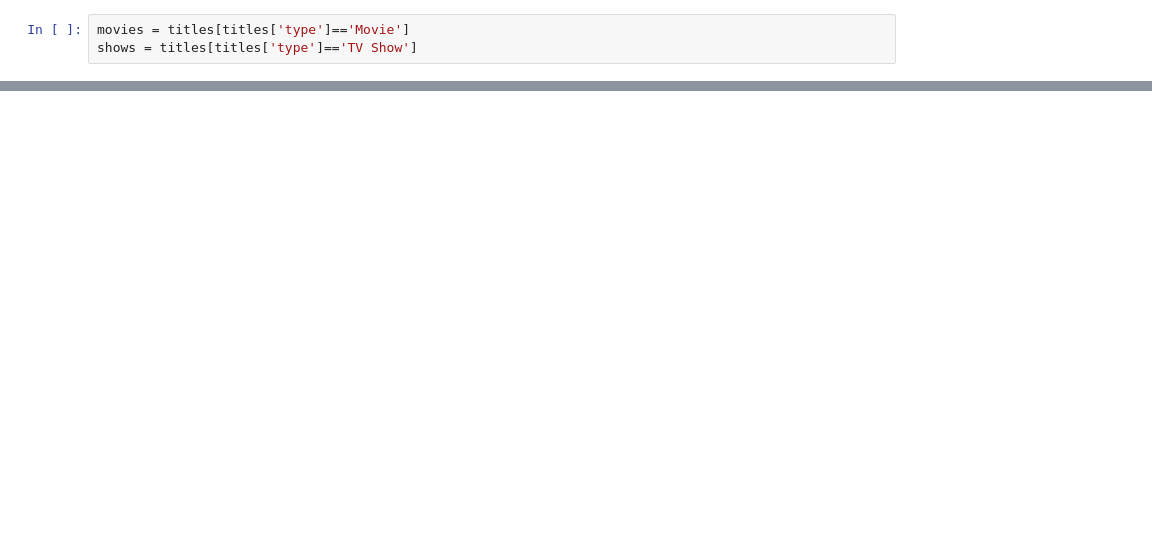
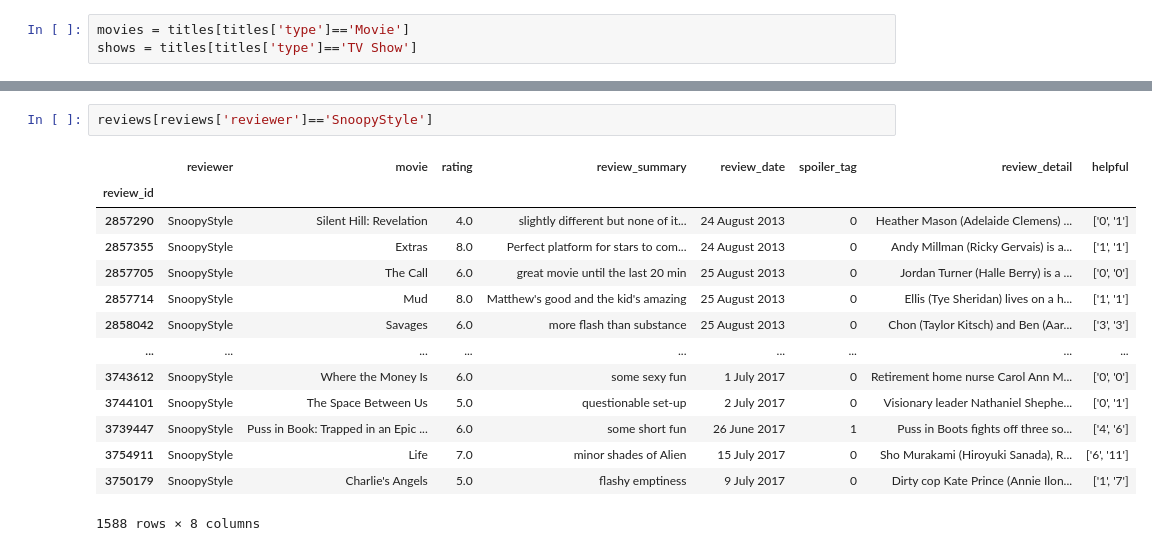
Before and after one commit to rfontao/PRI, a Jupyter notebook: analysis.ipynb, the cells around one changed output, grey strips where cells are left out. Saved outputs shown, nothing was run; the diff lists cells and outputs as text; blank space fills up the shorter version.

```diff
--- a/analysis.ipynb
+++ b/analysis.ipynb
@@ -56,0 +80,17 @@ shows.groupby('duration').count().plot(kind='bar', x='', ax=ax2)
+# %%
+reviews[reviews['reviewer']=='SnoopyStyle']
+# %% [output]
+|  | reviewer | movie | rating | review_summary | review_date | spoiler_tag | review_detail | helpful |
+| review_id |  |  |  |  |  |  |  |  |
+| 2857290 | SnoopyStyle | Silent Hill: Revelation | 4.0 | slightly different but none of it... | 24 August 2013 | 0 | Heather Mason (Adelaide Clemens) ... | ['0', '1'] |
+| 2857355 | SnoopyStyle | Extras | 8.0 | Perfect platform for stars to com... | 24 August 2013 | 0 | Andy Millman (Ricky Gervais) is a... | ['1', '1'] |
+| 2857705 | SnoopyStyle | The Call | 6.0 | great movie until the last 20 min | 25 August 2013 | 0 | Jordan Turner (Halle Berry) is a ... | ['0', '0'] |
+| 2857714 | SnoopyStyle | Mud | 8.0 | Matthew's good and the kid's amazing | 25 August 2013 | 0 | Ellis (Tye Sheridan) lives on a h... | ['1', '1'] |
+| 2858042 | SnoopyStyle | Savages | 6.0 | more flash than substance | 25 August 2013 | 0 | Chon (Taylor Kitsch) and Ben (Aar... | ['3', '3'] |
+| ... | ... | ... | ... | ... | ... | ... | ... | ... |
+| 3743612 | SnoopyStyle | Where the Money Is | 6.0 | some sexy fun | 1 July 2017 | 0 | Retirement home nurse Carol Ann M... | ['0', '0'] |
+| 3744101 | SnoopyStyle | The Space Between Us | 5.0 | questionable set-up | 2 July 2017 | 0 | Visionary leader Nathaniel Shephe... | ['0', '1'] |
+| 3739447 | SnoopyStyle | Puss in Book: Trapped in an Epic ... | 6.0 | some short fun | 26 June 2017 | 1 | Puss in Boots fights off three so... | ['4', '6'] |
+| 3754911 | SnoopyStyle | Life | 7.0 | minor shades of Alien | 15 July 2017 | 0 | Sho Murakami (Hiroyuki Sanada), R... | ['6', '11'] |
+| 3750179 | SnoopyStyle | Charlie's Angels | 5.0 | flashy emptiness | 9 July 2017 | 0 | Dirty cop Kate Prince (Annie Ilon... | ['1', '7'] |
+1588 rows × 8 columns
```
Also changed, not shown: parts of 4 cells of this notebook, 1 other file.
